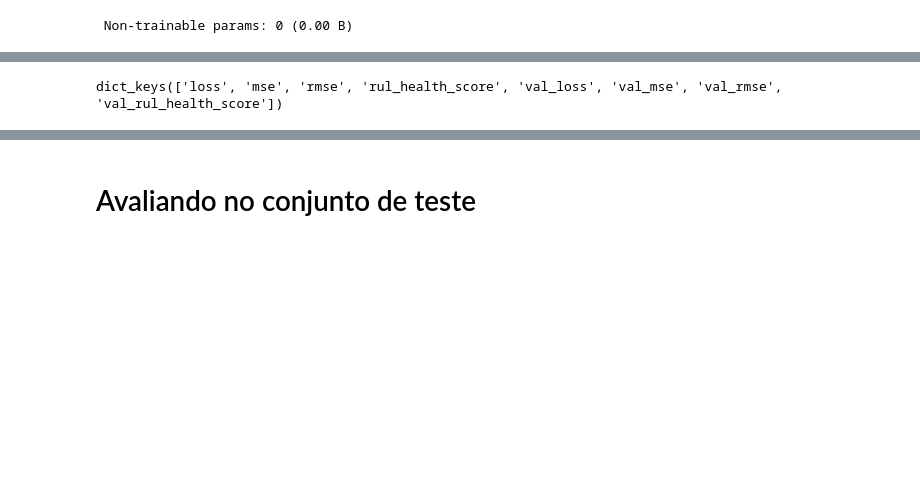
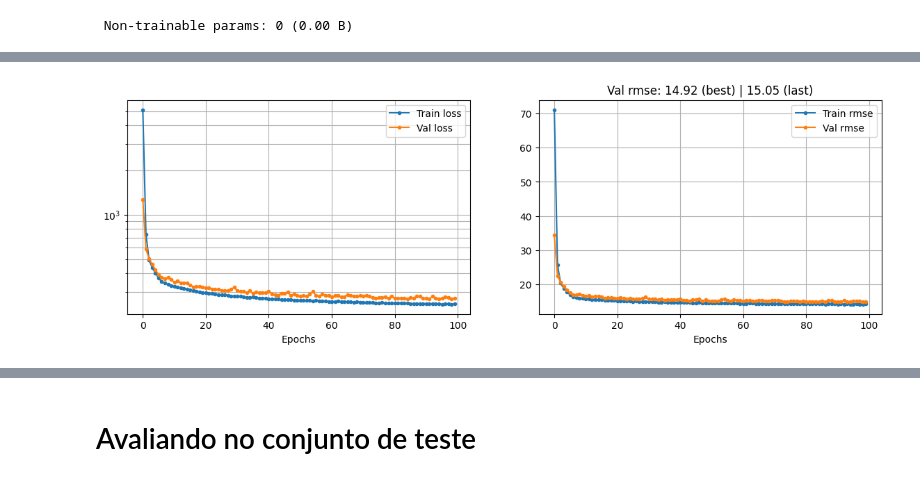
Before and after one commit to daviseemann/turbofan-rul-prediction-cmapss, a Jupyter notebook: notebooks/MLP-3.ipynb, the cells around one changed output, grey strips where cells are left out. Saved outputs shown, nothing was run; the diff lists cells and outputs as text; code cells hidden in the pictures; blank space fills up the shorter version.

```diff
--- a/notebooks/MLP-3.ipynb
+++ b/notebooks/MLP-3.ipynb
@@ -59,6 +59,34 @@ display(df_rul.head())
 | 2 | 69 |
 | 3 | 82 |
 | 4 | 91 |
+# %%
+def plots(history, xlim=None, ylim=None):
+  if hasattr(history, 'history'):
+    history = history.history
+  plt.figure(figsize=(14, 4))
+  plt.subplot(1, 2, 1)
+  plt.plot(history['loss'], '.-', label='Train loss')
+  if 'val_loss' in history.keys():
+    plt.plot(history['val_loss'], '.-', label='Val loss')
+  plt.xlabel('Epochs');
+  plt.legend();
+  plt.yscale('log')
+  plt.grid(which='both');
+  plt.subplot(1, 2, 2)
+  plt.plot(history['rmse'], '.-', label='Train rmse')
+  plt.xlabel('Epochs');
+  if 'val_rmse' in history.keys(): # Check for val_rmse explicitly
+    plt.plot(history['val_rmse'], '.-', label='Val rmse')
+    # Correct title to show actual RMSE values and best (minimum) val_rmse
+    plt.title(f"Val rmse: {np.min(history['val_rmse']):.2f} (best) | {history['val_rmse'][-1]:.2f} (last)");
+  # if 'val_rul_health_score' in history.keys(): # Check for val_rmse explicitly
+  #   plt.plot(history['val_rul_health_score'], '.-', label='val rhs')
+  #   # Correct title to show actual RMSE values and best (minimum) val_rmse
+  #   plt.title(f"Val rhs: {np.min(history['val_rul_health_score']):.2f} (best) | {history['val_rul_health_score'][-1]:.2f} (last)");
+  plt.legend();
+  plt.xlim(xlim);
+  plt.ylim(ylim);
+  plt.grid();
 # %% [markdown]
 # Pré-processamento
 # %% [markdown]
@@ -391,7 +419,7 @@ Epoch 100/100
-# %%
-history.history.keys()
-# %% [output]
-dict_keys(['loss', 'mse', 'rmse', 'rul_health_score', 'val_loss', 'val_mse', 'val_rmse', 'val_rul_health_score'])
+# %%
+plots(history)
+# %% [output]
+[figure, added]
 # %%
 def plot_learning_curves(history):
 
```
Also changed, not shown: parts of 13 cells of this notebook.
